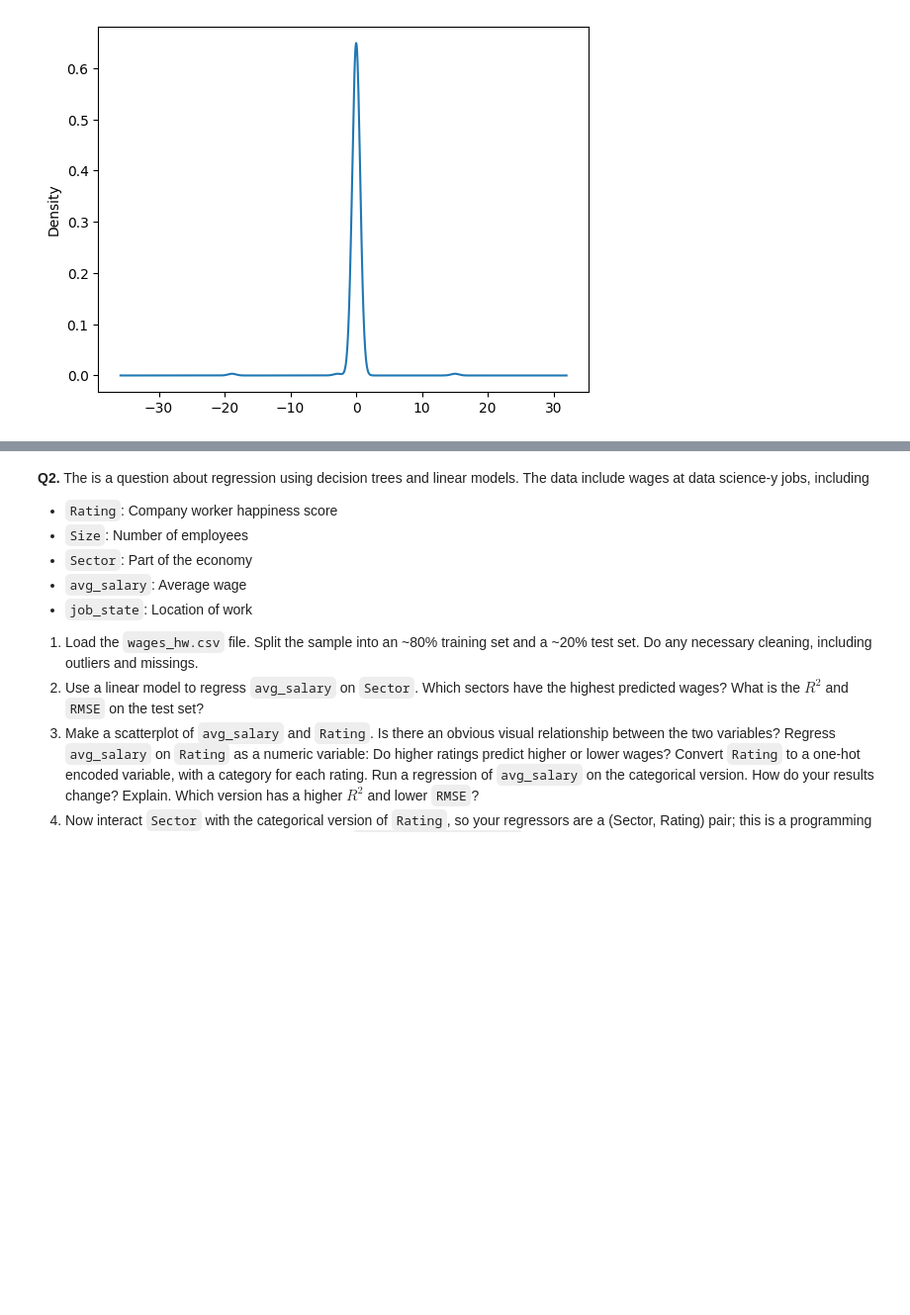
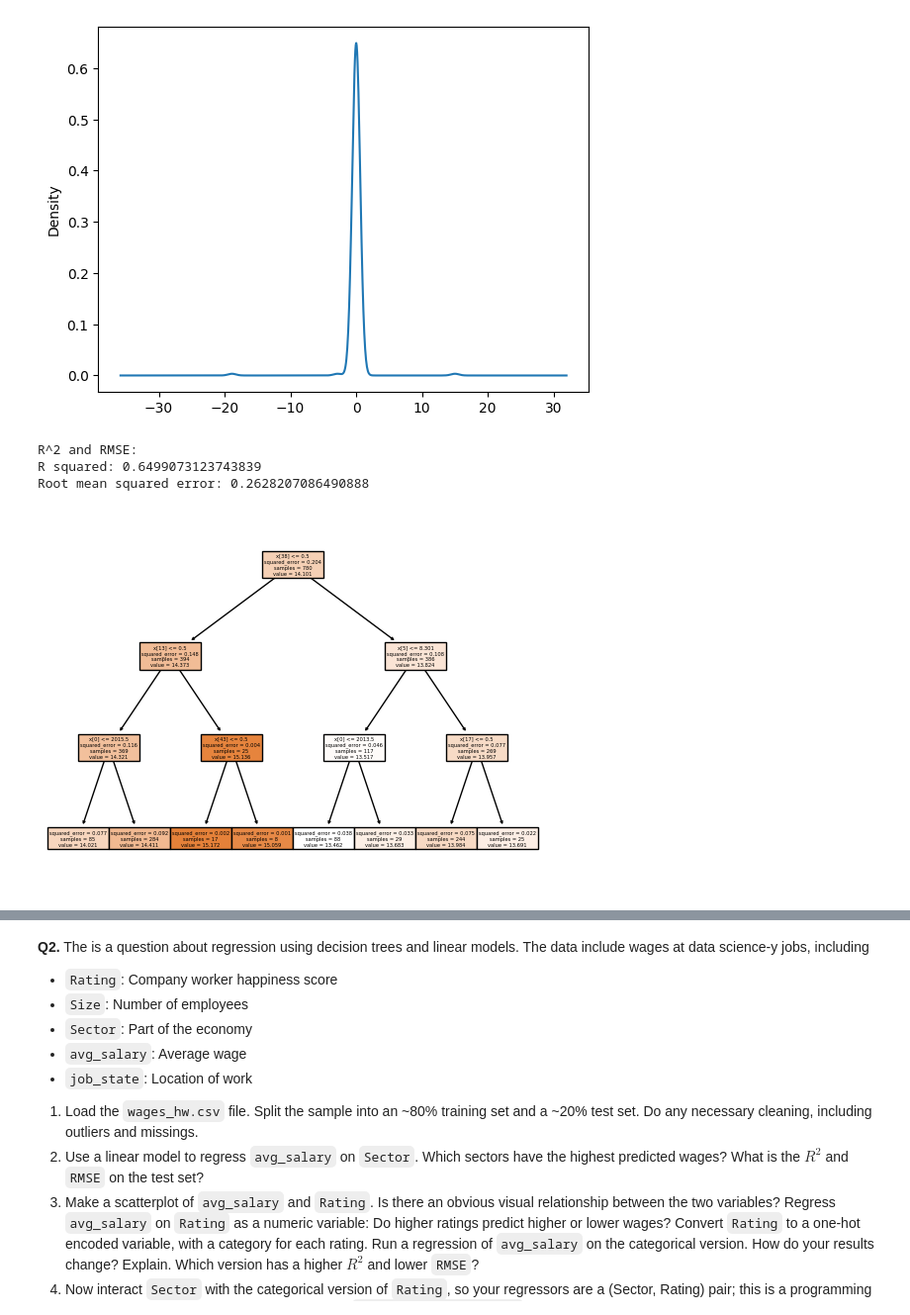
Before and after one commit to BAltenburger/assignment4, a Jupyter notebook: assignment4.ipynb, the cells around one changed output, grey strips where cells are left out. Shown: that part at 99% size. Saved outputs shown, nothing was run; the diff lists cells and outputs as text; code cells hidden in the pictures; blank space fills up the shorter version.

```diff
--- a/assignment4.ipynb
+++ b/assignment4.ipynb
@@ -427,4 +433,24 @@ residuals.plot.density()
 # %%
 #   7. Now, let's use a regression tree. Construct an appropriate matrix of regressors/features, and fit a tree to the data.
 # Vary the maximum depth of the decision tree using the `max_depth` option (i.e. `tree.DecisionTreeRegressor(max_depth=D)`),
 # and compute the $R^2$ and `RMSE` on the test set of a variety of depths. What depth tree gives the best results?
+
+y = encoded['price_ihs']
+X = encoded.drop(columns = ['Price', 'price_ihs'])
+from sklearn.model_selection import train_test_split
+X_train, X_test, y_train, y_test = train_test_split(X,y,test_size=.2,random_state =100)
+
+
+from sklearn import tree
+cart = tree.DecisionTreeRegressor(max_depth =3)
+cart = cart.fit(X_train, y_train)
+tree.plot_tree(cart,filled=True)
+print("R^2 and RMSE:")
+print("R squared:",cart.score(X_test, y_test))
+y_pred = cart.predict(X_test)
+print("Root mean squared error:", math.sqrt(mean_squared_error(y_test, y_pred)))
+# %% [output]
+R^2 and RMSE:
+R squared: 0.6499073123743839
+Root mean squared error: 0.2628207086490888
+[figure, added]
```
Also changed, not shown: parts of 6 cells of this notebook.
